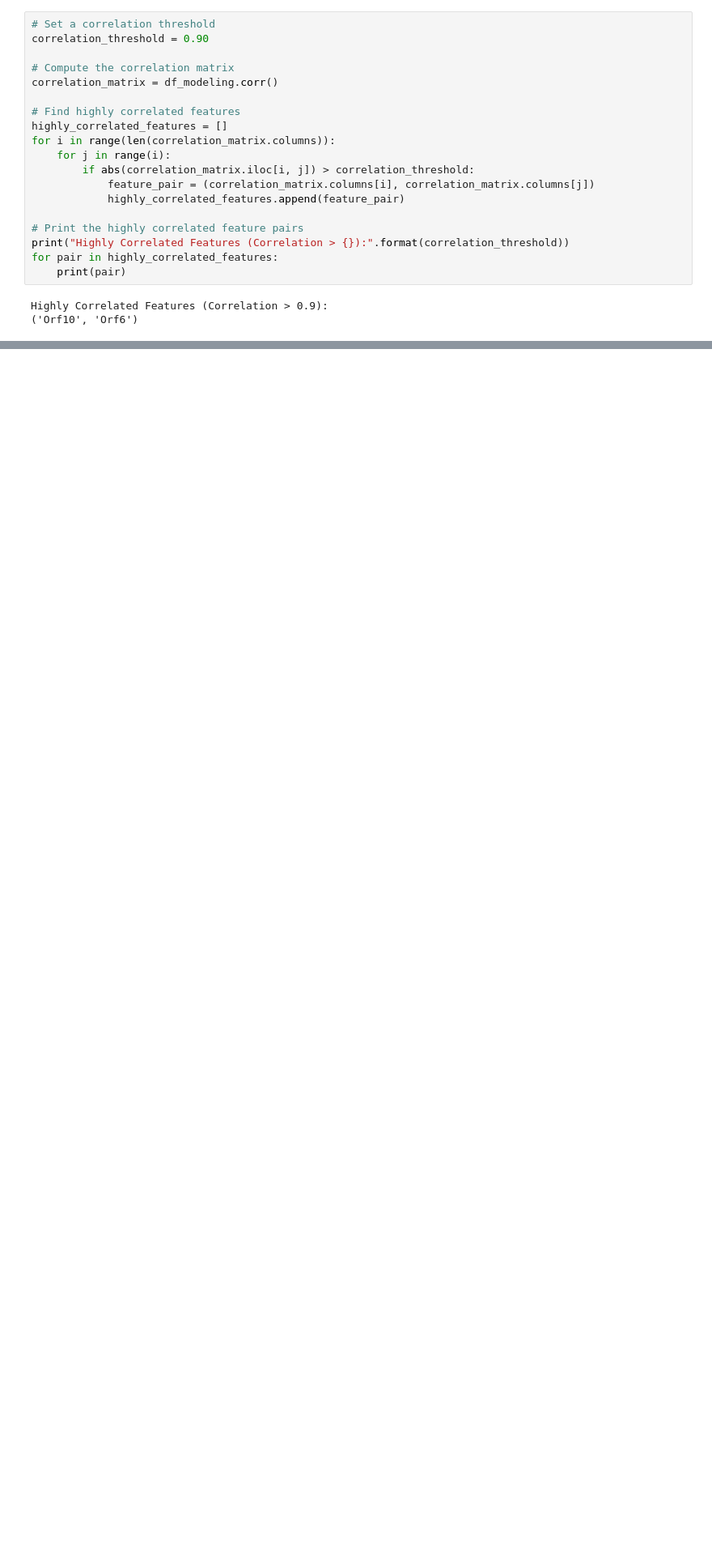
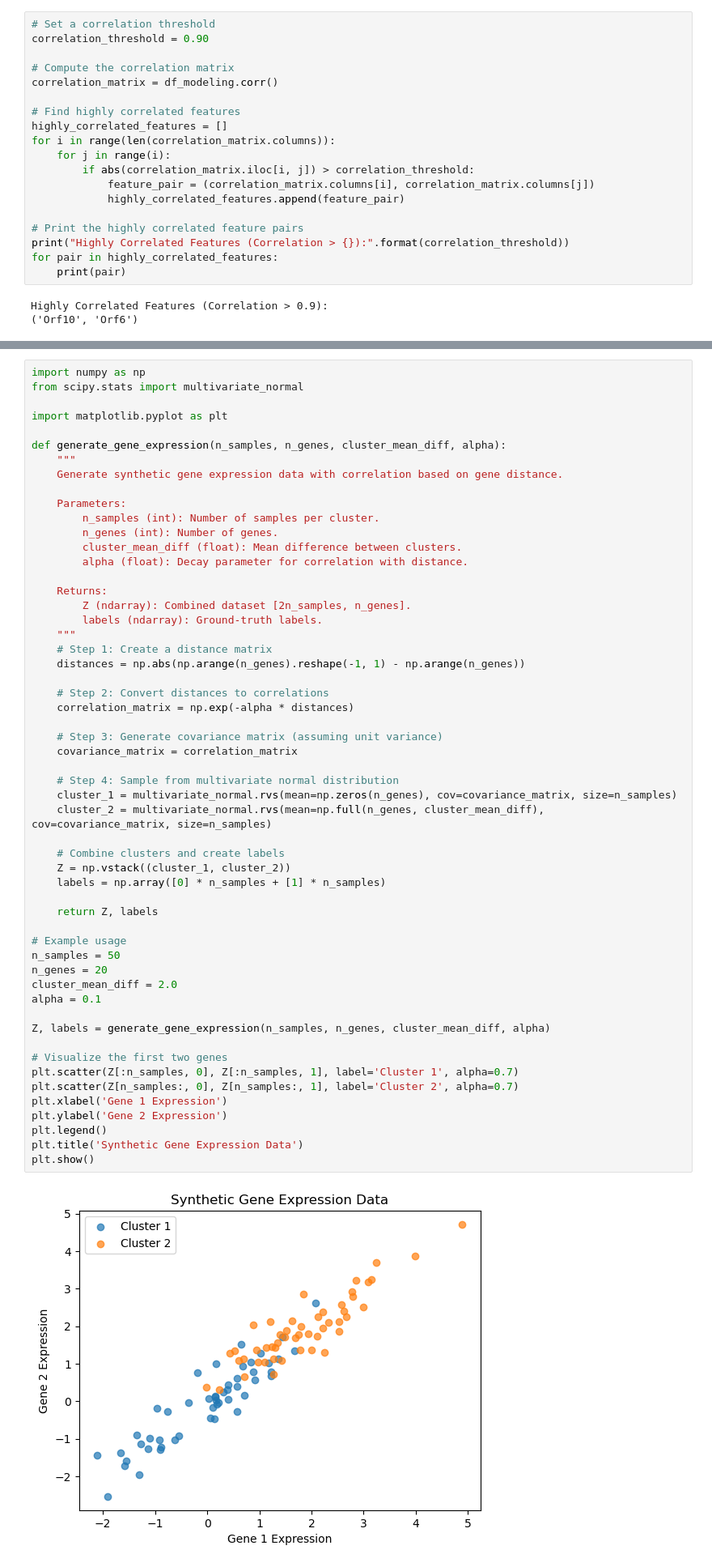
Before and after one commit to alecplotkin/DATA-481-Team-Virology, a Jupyter notebook: Praveen-Puviindran/try2/data_20250325.ipynb, the cells around one changed output, grey strips where cells are left out. Shown at 81% size. Cells and saved outputs as stored; diff of their text form; blank space fills up the shorter version.

```diff
--- a/Praveen-Puviindran/try2/data_20250325.ipynb
+++ b/Praveen-Puviindran/try2/data_20250325.ipynb
@@ -681,0 +909,57 @@ Highly Correlated Features (Correlation > 0.9):
+# %%
+import numpy as np
+from scipy.stats import multivariate_normal
+
+import matplotlib.pyplot as plt
+
+def generate_gene_expression(n_samples, n_genes, cluster_mean_diff, alpha):
+    """
+    Generate synthetic gene expression data with correlation based on gene distance.
+
+    Parameters:
+        n_samples (int): Number of samples per cluster.
+        n_genes (int): Number of genes.
+        cluster_mean_diff (float): Mean difference between clusters.
+        alpha (float): Decay parameter for correlation with distance.
+
+    Returns:
+        Z (ndarray): Combined dataset [2n_samples, n_genes].
+        labels (ndarray): Ground-truth labels.
+    """
+    # Step 1: Create a distance matrix
+    distances = np.abs(np.arange(n_genes).reshape(-1, 1) - np.arange(n_genes))
+
+    # Step 2: Convert distances to correlations
+    correlation_matrix = np.exp(-alpha * distances)
+
+    # Step 3: Generate covariance matrix (assuming unit variance)
+    covariance_matrix = correlation_matrix
+
+    # Step 4: Sample from multivariate normal distribution
+    cluster_1 = multivariate_normal.rvs(mean=np.zeros(n_genes), cov=covariance_matrix, size=n_samples)
+    cluster_2 = multivariate_normal.rvs(mean=np.full(n_genes, cluster_mean_diff), cov=covariance_matrix, size=n_samples)
+
+    # Combine clusters and create labels
+    Z = np.vstack((cluster_1, cluster_2))
+    labels = np.array([0] * n_samples + [1] * n_samples)
+
+    return Z, labels
+
+# Example usage
+n_samples = 50
+n_genes = 20
+cluster_mean_diff = 2.0
+alpha = 0.1
+
+Z, labels = generate_gene_expression(n_samples, n_genes, cluster_mean_diff, alpha)
+
+# Visualize the first two genes
+plt.scatter(Z[:n_samples, 0], Z[:n_samples, 1], label='Cluster 1', alpha=0.7)
+plt.scatter(Z[n_samples:, 0], Z[n_samples:, 1], label='Cluster 2', alpha=0.7)
+plt.xlabel('Gene 1 Expression')
+plt.ylabel('Gene 2 Expression')
+plt.legend()
+plt.title('Synthetic Gene Expression Data')
+plt.show()
+# %% [output]
+[figure, added]
```
Also changed, not shown: parts of 5 cells of this notebook.
